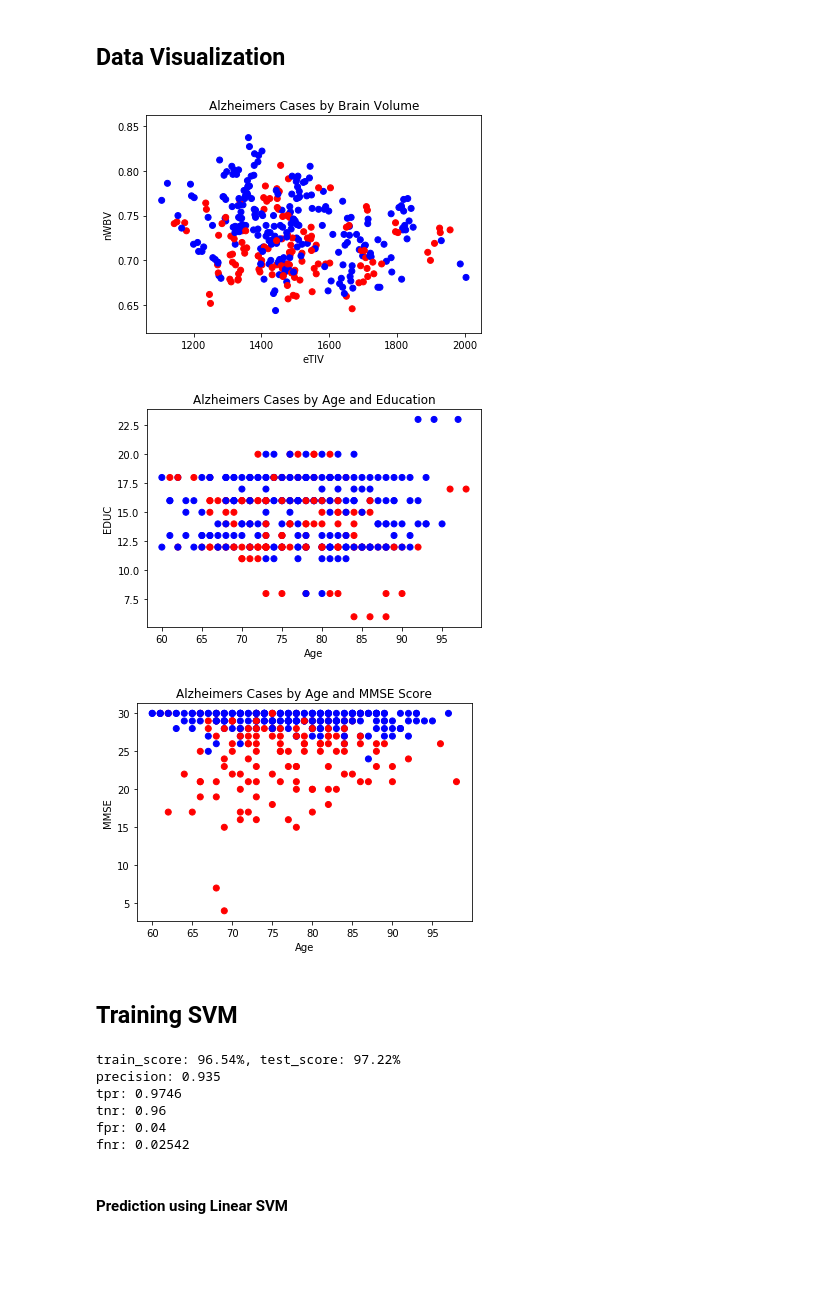
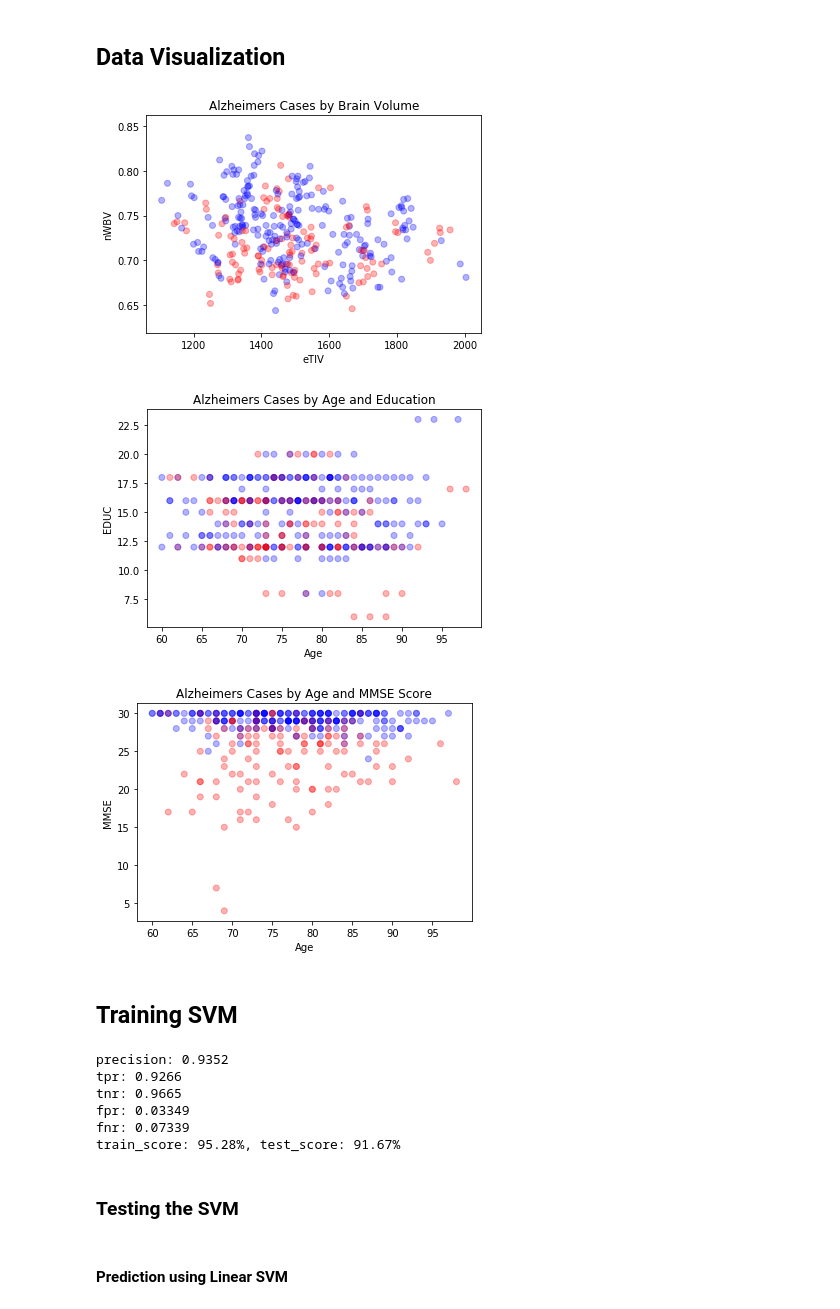
Before and after one commit to zainbaq/medical_ml, a Jupyter notebook: alzheimers/detect_alzheimers.ipynb, the cells around one changed output. Cells and saved outputs as stored; diff of their text form; code cells hidden in the pictures; blank space fills up the shorter version.

Commit message:
Implemented predictions

```diff
--- a/alzheimers/detect_alzheimers.ipynb
+++ b/alzheimers/detect_alzheimers.ipynb
@@ -72,40 +75,40 @@ train_dataset length: 318 | test_dataset length: 36
 # %%
 c_list = []
 for label in alzh_data.df.Group:
     if label == 1:
         c_list.append('r')
     else:
         c_list.append('b')
 
 def scatter(df, title, x, y, c):
     fig, ax = plt.subplots()
-    ax.scatter(df[x], df[y], c=c)
+    ax.scatter(df[x], df[y], c=c, alpha=0.3)
     ax.set_title(title)
     ax.set_xlabel(x)
     ax.set_ylabel(y)
 
     plt.show()
 # plt.scatter(alzh_data.df.eTIV, alzh_data.df.nWBV, \
 #            c = c_list)
 # plt.title('Alzheimers Cases by Brain Volume')
 
 scatter(alzh_data.df, \
         "Alzheimers Cases by Brain Volume", \
         "eTIV", "nWBV", c_list)
 # %% [output]
-[figure, old version]
+[figure, new version]
 # %%
 scatter(alzh_data.df, \
         "Alzheimers Cases by Age and Education", \
         'Age', 'EDUC', c_list)
 # %% [output]
-[figure, old version]
+[figure, new version]
 # %%
 scatter(alzh_data.df, \
        "Alzheimers Cases by Age and MMSE Score", \
        "Age", "MMSE", c_list)
 # %% [output]
-[figure, old version]
+[figure, new version]
 # %% [markdown]
 ## Training SVM
 # %%
@@ -128,8 +138,7 @@ test_x, test_y = generate_batch(test_dataset)
 clf = train_SVM(train_x, train_y, svm_params)
 # %%
 from sklearn.metrics import confusion_matrix
-def report(clf, x, y_true):
-    y_pred = clf.predict(x)
+def report(y_pred, y_true):
     cm = confusion_matrix(y_true, y_pred)
 #     print(cm)
     tn = cm[0][0]
@@ -146,18 +155,19 @@ def report(clf, x, y_true):
 
     scores = [precision, tpr, tnr, fpr, fnr]
     cols = ['precision', 'tpr', 'tnr', 'fpr', 'fnr']
+    for i, col in enumerate(cols):
+        print('{}: {:.4}'.format(col, scores[i]))
 
     return scores, cols
 
-scores, cols = report(clf, train_x, train_y)
+y_pred = clf.predict(train_x)
+scores, cols = report(y_pred, train_y)
 print("train_score: {:.4}%, test_score: {:.4}%".format(clf.score(train_x, train_y)*100, \
                                                 clf.score(test_x, test_y)*100))
-for i, col in enumerate(cols):
-    print('{}: {:.4}'.format(col, scores[i]))
 # %% [output]
-train_score: 96.54%, test_score: 97.22%
-precision: 0.935
-tpr: 0.9746
-tnr: 0.96
-fpr: 0.04
-fnr: 0.02542
+precision: 0.9352
+tpr: 0.9266
+tnr: 0.9665
+fpr: 0.03349
+fnr: 0.07339
+train_score: 95.28%, test_score: 91.67%
@@ -164,2 +176,4 @@ fnr: 0.02542
+# %% [markdown]
+### Testing the SVM
 # %% [markdown]
 #### Prediction using Linear SVM
```
Also changed, not shown: parts of 5 cells of this notebook, 4 other files.
